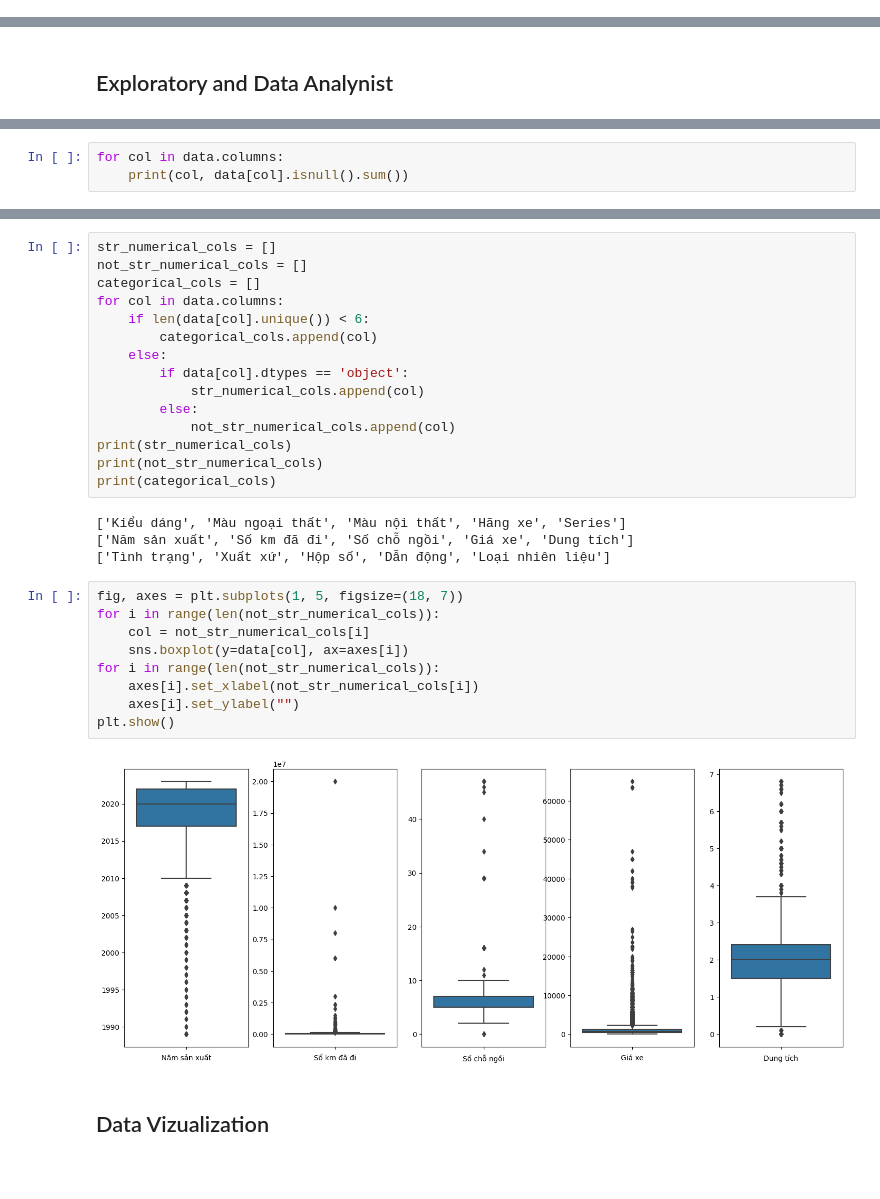
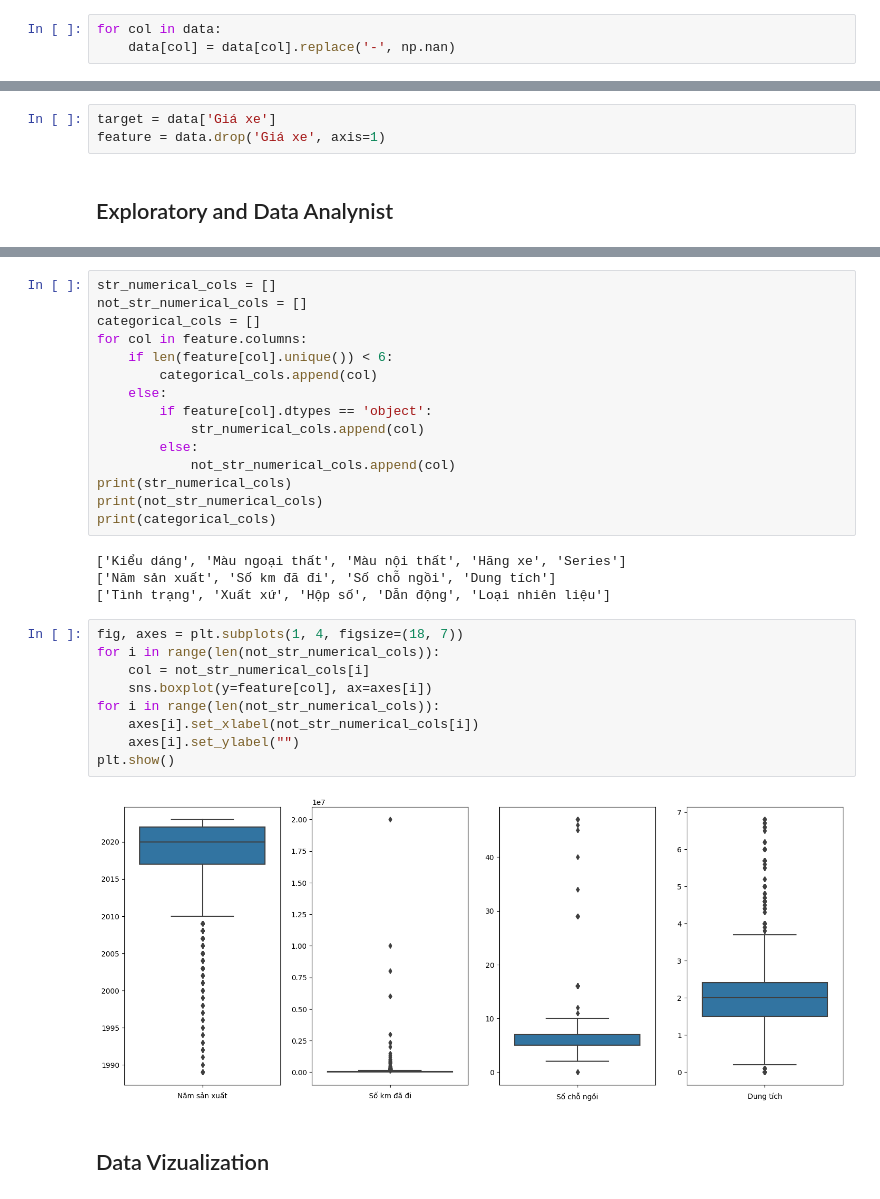
Before and after one commit to minhviet21/Car_Price_Prediction, a Jupyter notebook: Project.ipynb, the cells around one changed output, grey strips where cells are left out. Cells and saved outputs as stored; diff of their text form; blank space fills up the shorter version.

```diff
--- a/Project.ipynb
+++ b/Project.ipynb
@@ -91,0 +93,3 @@ data['Giá xe'] = data['Giá xe'].apply(convert_price)
+# %%
+for col in data:
+    data[col] = data[col].replace('-', np.nan)
@@ -92,2 +98,5 @@ data['Giá xe'] = data['Giá xe'].apply(convert_price)
+# %%
+target = data['Giá xe']
+feature = data.drop('Giá xe', axis=1)
 # %% [markdown]
 ## Exploratory and Data Analynist
@@ -110,6 +138,3 @@ Series              398
 Dung tích            54
 Loại nhiên liệu       4
 dtype: int64
-# %%
-for col in data.columns:
-    print(col, data[col].isnull().sum())
@@ -152,11 +142,11 @@ dtype: object
 str_numerical_cols = []
 not_str_numerical_cols = []
 categorical_cols = []
-for col in data.columns:
-    if len(data[col].unique()) < 6:
+for col in feature.columns:
+    if len(feature[col].unique()) < 6:
         categorical_cols.append(col)
     else:
-        if data[col].dtypes == 'object':
+        if feature[col].dtypes == 'object':
             str_numerical_cols.append(col)
         else:
             not_str_numerical_cols.append(col)
@@ -165,19 +155,19 @@ print(not_str_numerical_cols)
 print(categorical_cols)
 # %% [output]
 ['Kiểu dáng', 'Màu ngoại thất', 'Màu nội thất', 'Hãng xe', 'Series']
-['Năm sản xuất', 'Số km đã đi', 'Số chỗ ngồi', 'Giá xe', 'Dung tích']
+['Năm sản xuất', 'Số km đã đi', 'Số chỗ ngồi', 'Dung tích']
 ['Tình trạng', 'Xuất xứ', 'Hộp số', 'Dẫn động', 'Loại nhiên liệu']
 # %%
-fig, axes = plt.subplots(1, 5, figsize=(18, 7))
+fig, axes = plt.subplots(1, 4, figsize=(18, 7))
 for i in range(len(not_str_numerical_cols)):
     col = not_str_numerical_cols[i]
-    sns.boxplot(y=data[col], ax=axes[i])
+    sns.boxplot(y=feature[col], ax=axes[i])
 for i in range(len(not_str_numerical_cols)):
     axes[i].set_xlabel(not_str_numerical_cols[i])
     axes[i].set_ylabel("")
 plt.show()
 # %% [output]
-[figure, old version]
+[figure, new version]
 # %% [markdown]
 ## Data Vizualization
 # %%
```
Also changed, not shown: parts of 15 cells of this notebook.
